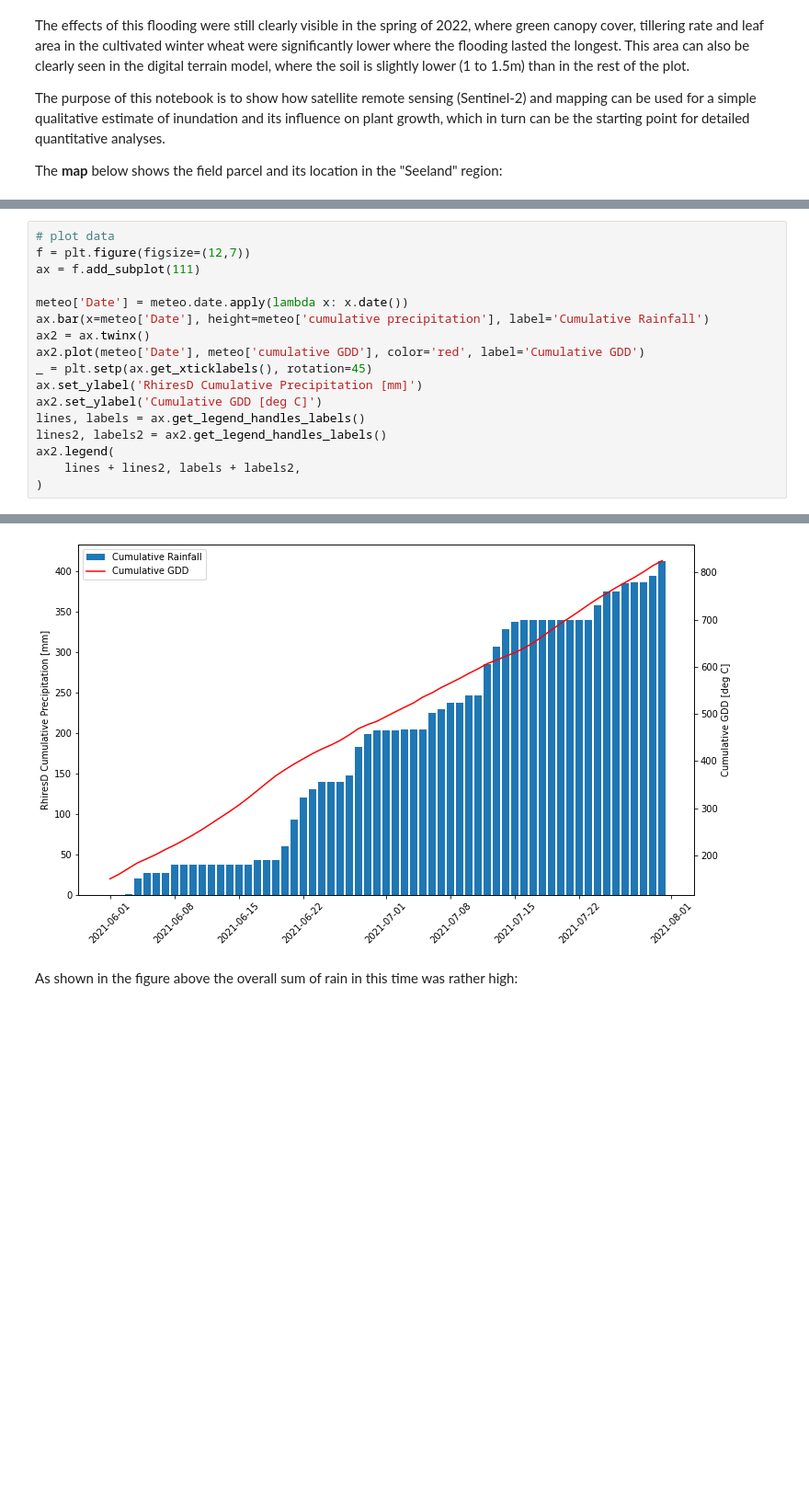
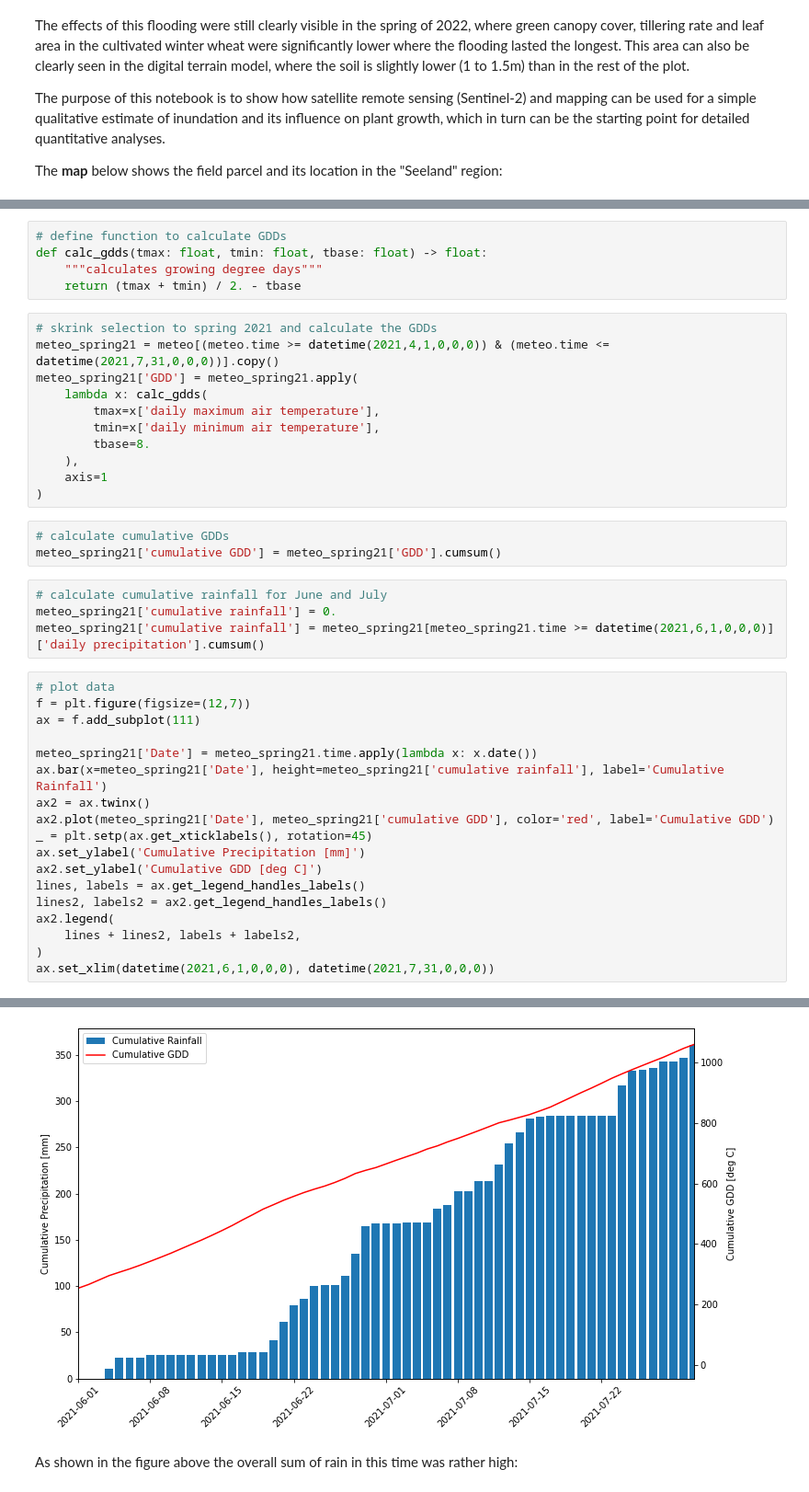
Before and after one commit to EOA-team/eodal_notebooks, a Jupyter notebook: notebooks/Sentinel-2/sentinel2_crop_growing_conditions.ipynb, the cells around one changed output, grey strips where cells are left out. Shown at 92% size. Saved outputs shown, nothing was run; the diff lists cells and outputs as text; blank space fills up the shorter version.

```diff
--- a/notebooks/Sentinel-2/sentinel2_crop_growing_conditions.ipynb
+++ b/notebooks/Sentinel-2/sentinel2_crop_growing_conditions.ipynb
@@ -103,18 +127,42 @@ meteo = meteo[meteo.date >= datetime(2021,6,1,0,0,0)]
+# %%
+# define function to calculate GDDs
+def calc_gdds(tmax: float, tmin: float, tbase: float) -> float:
+    """calculates growing degree days"""
+    return (tmax + tmin) / 2. - tbase
+# %%
+# skrink selection to spring 2021 and calculate the GDDs
+meteo_spring21 = meteo[(meteo.time >= datetime(2021,4,1,0,0,0)) & (meteo.time <= datetime(2021,7,31,0,0,0))].copy()
+meteo_spring21['GDD'] = meteo_spring21.apply(
+    lambda x: calc_gdds(
+        tmax=x['daily maximum air temperature'],
+        tmin=x['daily minimum air temperature'],
+        tbase=8.
+    ),
+    axis=1
+)
+# %%
+# calculate cumulative GDDs
+meteo_spring21['cumulative GDD'] = meteo_spring21['GDD'].cumsum()
+# %%
+# calculate cumulative rainfall for June and July
+meteo_spring21['cumulative rainfall'] = 0.
+meteo_spring21['cumulative rainfall'] = meteo_spring21[meteo_spring21.time >= datetime(2021,6,1,0,0,0)]['daily precipitation'].cumsum()
 # %%
 # plot data
 f = plt.figure(figsize=(12,7))
 ax = f.add_subplot(111)
 
-meteo['Date'] = meteo.date.apply(lambda x: x.date())
-ax.bar(x=meteo['Date'], height=meteo['cumulative precipitation'], label='Cumulative Rainfall')
+meteo_spring21['Date'] = meteo_spring21.time.apply(lambda x: x.date())
+ax.bar(x=meteo_spring21['Date'], height=meteo_spring21['cumulative rainfall'], label='Cumulative Rainfall')
 ax2 = ax.twinx()
-ax2.plot(meteo['Date'], meteo['cumulative GDD'], color='red', label='Cumulative GDD')
+ax2.plot(meteo_spring21['Date'], meteo_spring21['cumulative GDD'], color='red', label='Cumulative GDD')
 _ = plt.setp(ax.get_xticklabels(), rotation=45)
-ax.set_ylabel('RhiresD Cumulative Precipitation [mm]')
+ax.set_ylabel('Cumulative Precipitation [mm]')
 ax2.set_ylabel('Cumulative GDD [deg C]')
 lines, labels = ax.get_legend_handles_labels()
 lines2, labels2 = ax2.get_legend_handles_labels()
 ax2.legend(
     lines + lines2, labels + labels2,
 )
+ax.set_xlim(datetime(2021,6,1,0,0,0), datetime(2021,7,31,0,0,0))
 # %% [output]
@@ -122,4 +170,4 @@ ax2.legend(
-[figure, old version]
+[figure, new version]
 # %% [markdown]
 As shown in the figure above the overall sum of rain in this time was rather high:
 # %%
```
Also changed, not shown: parts of 18 cells of this notebook.
